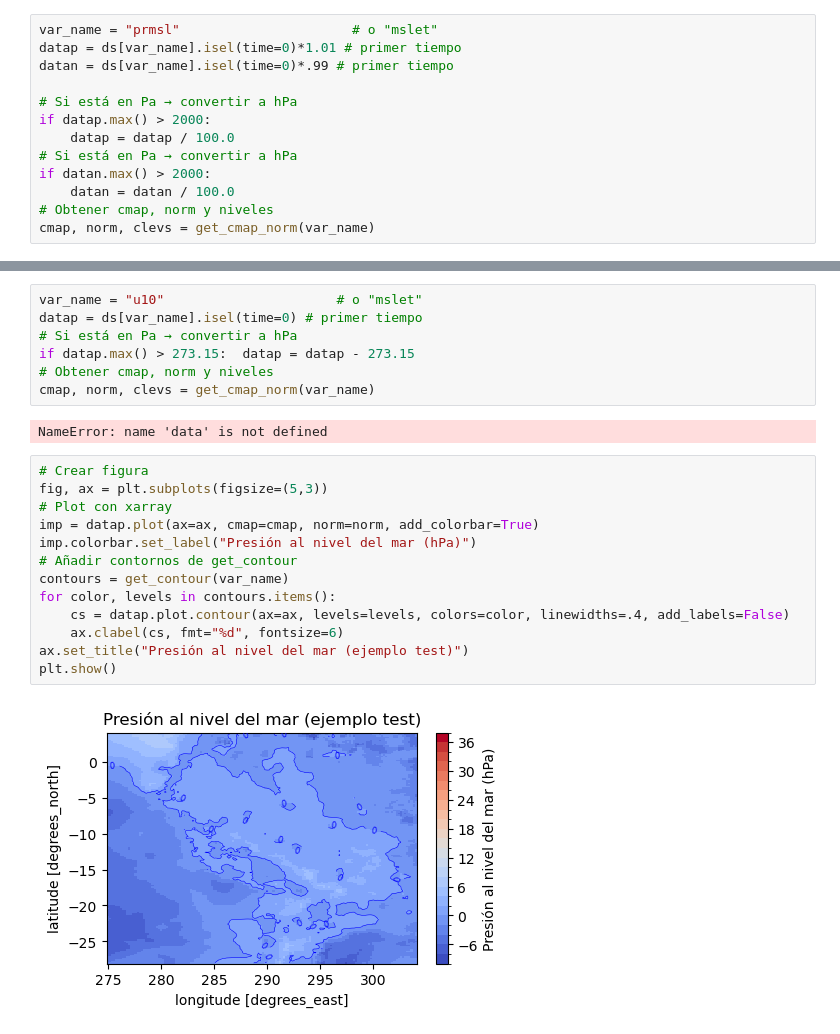
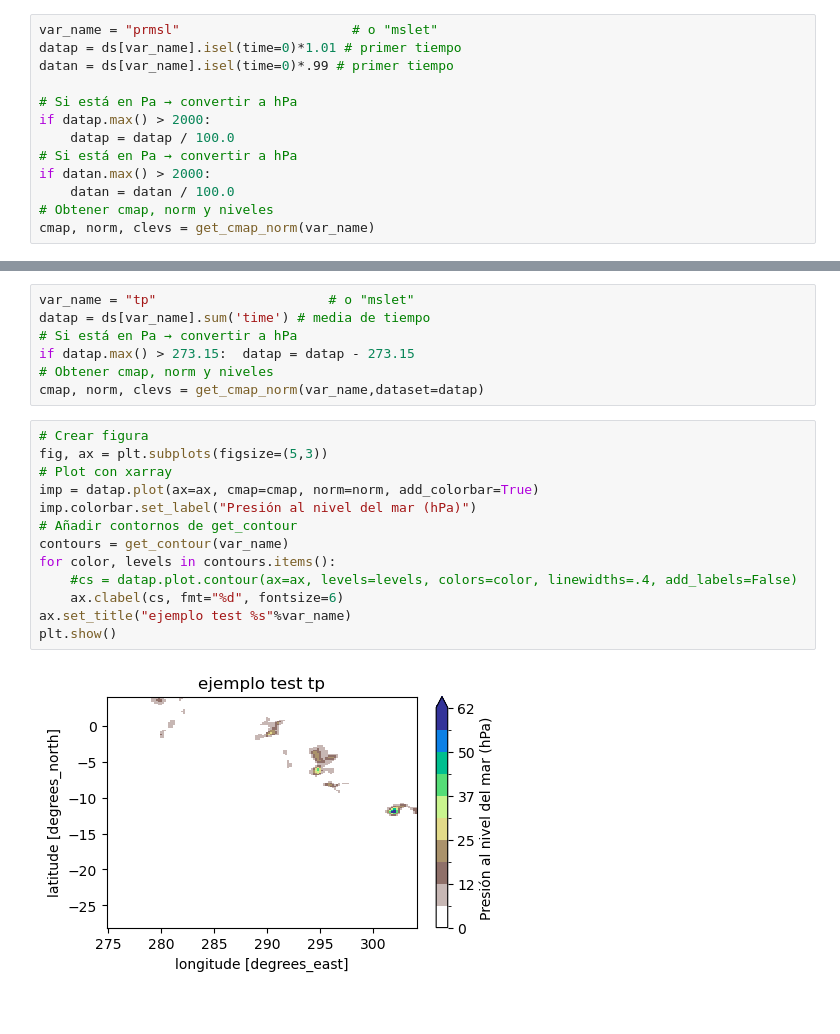
Before and after one commit to Japq91/SMN_tools, a Jupyter notebook: cods/test_plot.ipynb, the cells around one changed output, grey strips where cells are left out. Cells and saved outputs as stored; diff of their text form.

Commit message:
Aceptar cambios en test_plot.ipynb y make_paleta.py

```diff
--- a/cods/test_plot.ipynb
+++ b/cods/test_plot.ipynb
@@ -61,24 +61,22 @@ plt.show()
 # %%
-var_name = "u10"                      # o "mslet"
-datap = ds[var_name].isel(time=0) # primer tiempo
+var_name = "tp"                      # o "mslet"
+datap = ds[var_name].sum('time') # media de tiempo
 # Si está en Pa → convertir a hPa
 if datap.max() > 273.15:  datap = datap - 273.15
 # Obtener cmap, norm y niveles
-cmap, norm, clevs = get_cmap_norm(var_name)
+cmap, norm, clevs = get_cmap_norm(var_name,dataset=datap)
-# %% [output]
-NameError: name 'data' is not defined
 # %%
 # Crear figura
 fig, ax = plt.subplots(figsize=(5,3))
 # Plot con xarray
 imp = datap.plot(ax=ax, cmap=cmap, norm=norm, add_colorbar=True)
 imp.colorbar.set_label("Presión al nivel del mar (hPa)")
 # Añadir contornos de get_contour
 contours = get_contour(var_name)
 for color, levels in contours.items():
-    cs = datap.plot.contour(ax=ax, levels=levels, colors=color, linewidths=.4, add_labels=False)
+    #cs = datap.plot.contour(ax=ax, levels=levels, colors=color, linewidths=.4, add_labels=False)
     ax.clabel(cs, fmt="%d", fontsize=6)
-ax.set_title("Presión al nivel del mar (ejemplo test)")
+ax.set_title("ejemplo test %s"%var_name)
 plt.show()
 # %% [output]
-[figure, old version]
+[figure, new version]
```
Also changed, not shown: parts of 2 cells of this notebook, 1 other file.
